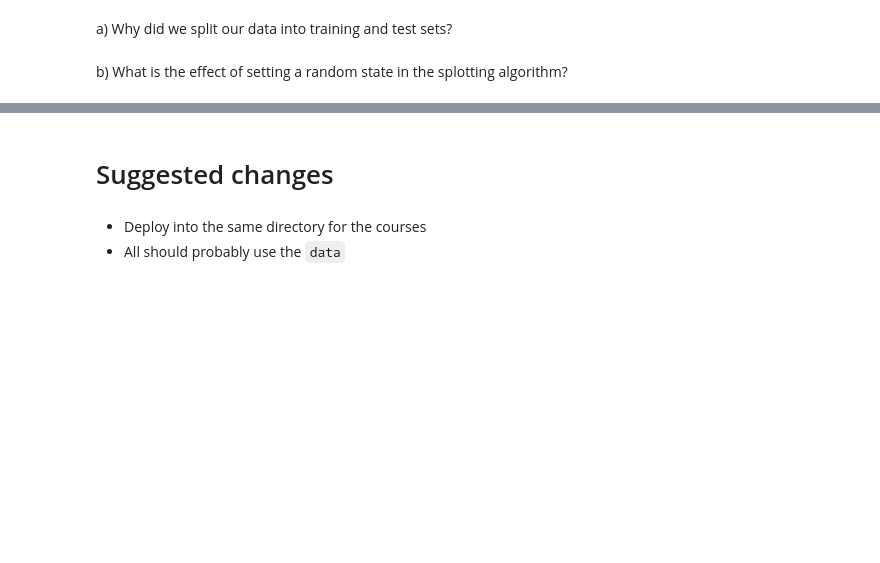
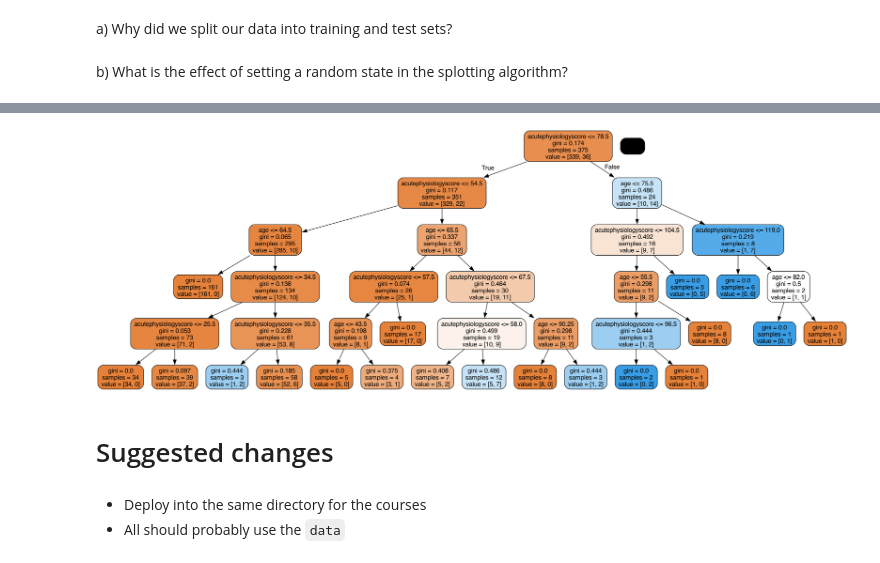
Before and after one commit to marioa/ml_course, a Jupyter notebook: ML.ipynb, the cells around one changed output, grey strips where cells are left out. Saved outputs shown, nothing was run; the diff lists cells and outputs as text; code cells hidden in the pictures; blank space fills up the shorter version.

```diff
--- a/ML.ipynb
+++ b/ML.ipynb
@@ -675,3 +721,8 @@ b) What is the effect of setting a random state in the splotting algorithm?
+# %%
+graph = glowyr.create_graph(mdl,feature_names=features)
+Image(graph.create_png())
+# %% [output]
+[figure, added]
 # %% [markdown]
 # Suggested changes
 # %% [markdown]
```
Also changed, not shown: parts of 9 cells of this notebook.
